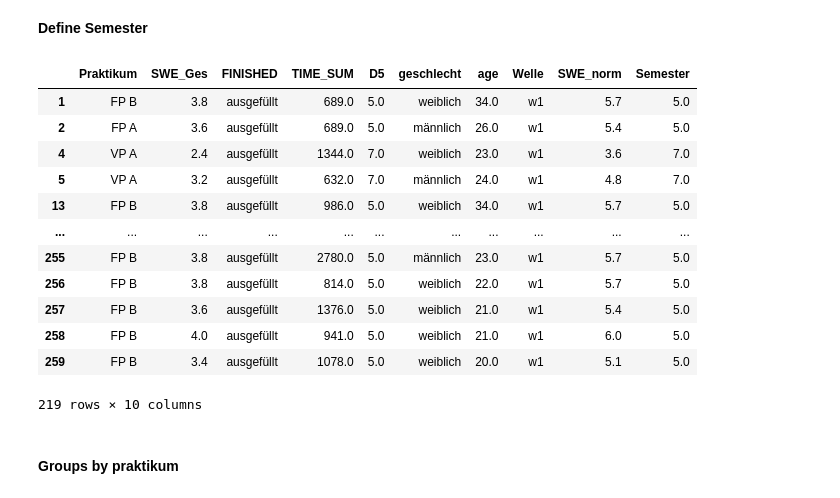
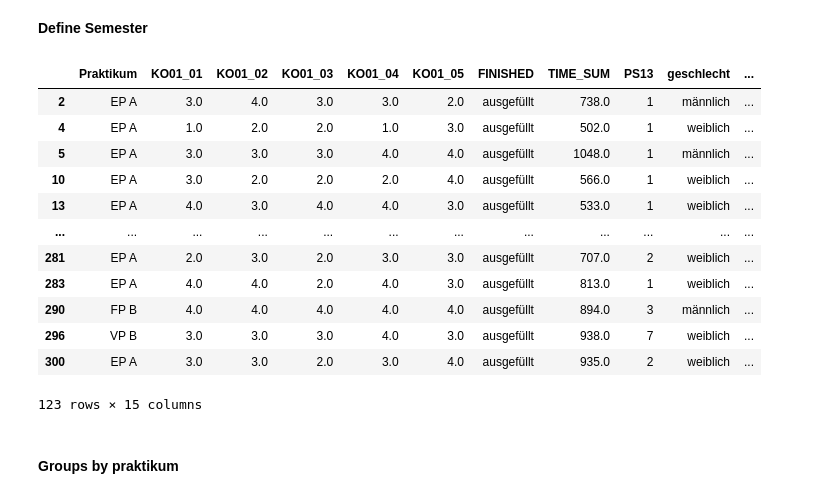
Before and after one commit to annaromankiewicz/masterarbeit, a Jupyter notebook: Analysis.ipynb, the cells around one changed output. Saved outputs shown, nothing was run; the diff lists cells and outputs as text; code cells hidden in the pictures.

```diff
--- a/Analysis.ipynb
+++ b/Analysis.ipynb
@@ -273,22 +280,22 @@ w4_['Semester'] = w4_['PS13']
 w5_['Semester'] = w5_['PS13'].apply(lambda row: define_semester(row, semester_welle='WiSe 2021'))
 w6_['Semester'] = w6_['SF02'].apply(lambda row: define_semester(row, semester_welle='SoSe 2022'))
 w8_['Semester'] = w8_['SD05'].apply(lambda row: define_semester(row, semester_welle='SoSe 2023'))
-# %%
-w1_
-# %% [output]
-|  | Praktikum | SWE_Ges | FINISHED | TIME_SUM | D5 | geschlecht | age | Welle | SWE_norm | Semester |
-| 1 | FP B | 3.8 | ausgefüllt | 689.0 | 5.0 | weiblich | 34.0 | w1 | 5.7 | 5.0 |
-| 2 | FP A | 3.6 | ausgefüllt | 689.0 | 5.0 | männlich | 26.0 | w1 | 5.4 | 5.0 |
-| 4 | VP A | 2.4 | ausgefüllt | 1344.0 | 7.0 | weiblich | 23.0 | w1 | 3.6 | 7.0 |
-| 5 | VP A | 3.2 | ausgefüllt | 632.0 | 7.0 | männlich | 24.0 | w1 | 4.8 | 7.0 |
-| 13 | FP B | 3.8 | ausgefüllt | 986.0 | 5.0 | weiblich | 34.0 | w1 | 5.7 | 5.0 |
-| ... | ... | ... | ... | ... | ... | ... | ... | ... | ... | ... |
-| 255 | FP B | 3.8 | ausgefüllt | 2780.0 | 5.0 | männlich | 23.0 | w1 | 5.7 | 5.0 |
-| 256 | FP B | 3.8 | ausgefüllt | 814.0 | 5.0 | weiblich | 22.0 | w1 | 5.7 | 5.0 |
-| 257 | FP B | 3.6 | ausgefüllt | 1376.0 | 5.0 | weiblich | 21.0 | w1 | 5.4 | 5.0 |
-| 258 | FP B | 4.0 | ausgefüllt | 941.0 | 5.0 | weiblich | 21.0 | w1 | 6.0 | 5.0 |
-| 259 | FP B | 3.4 | ausgefüllt | 1078.0 | 5.0 | weiblich | 20.0 | w1 | 5.1 | 5.0 |
-219 rows × 10 columns
+# %%
+w3_
+# %% [output]
+|  | Praktikum | KO01_01 | KO01_02 | KO01_03 | KO01_04 | KO01_05 | FINISHED | TIME_SUM | PS13 | geschlecht | ... |
+| 2 | EP A | 3.0 | 4.0 | 3.0 | 3.0 | 2.0 | ausgefüllt | 738.0 | 1 | männlich | ... |
+| 4 | EP A | 1.0 | 2.0 | 2.0 | 1.0 | 3.0 | ausgefüllt | 502.0 | 1 | weiblich | ... |
+| 5 | EP A | 3.0 | 3.0 | 3.0 | 4.0 | 4.0 | ausgefüllt | 1048.0 | 1 | männlich | ... |
+| 10 | EP A | 3.0 | 2.0 | 2.0 | 2.0 | 4.0 | ausgefüllt | 566.0 | 1 | weiblich | ... |
+| 13 | EP A | 4.0 | 3.0 | 4.0 | 4.0 | 3.0 | ausgefüllt | 533.0 | 1 | weiblich | ... |
+| ... | ... | ... | ... | ... | ... | ... | ... | ... | ... | ... | ... |
+| 281 | EP A | 2.0 | 3.0 | 2.0 | 3.0 | 3.0 | ausgefüllt | 707.0 | 2 | weiblich | ... |
+| 283 | EP A | 4.0 | 4.0 | 2.0 | 4.0 | 3.0 | ausgefüllt | 813.0 | 1 | weiblich | ... |
+| 290 | FP B | 4.0 | 4.0 | 4.0 | 4.0 | 4.0 | ausgefüllt | 894.0 | 3 | männlich | ... |
+| 296 | VP B | 3.0 | 3.0 | 3.0 | 4.0 | 3.0 | ausgefüllt | 938.0 | 7 | weiblich | ... |
+| 300 | EP A | 3.0 | 3.0 | 2.0 | 3.0 | 4.0 | ausgefüllt | 935.0 | 2 | weiblich | ... |
+123 rows × 15 columns
 # %% [markdown]
 #### Groups by praktikum
 # %%
```
Also changed, not shown: parts of 8 cells of this notebook, 7 other files.
